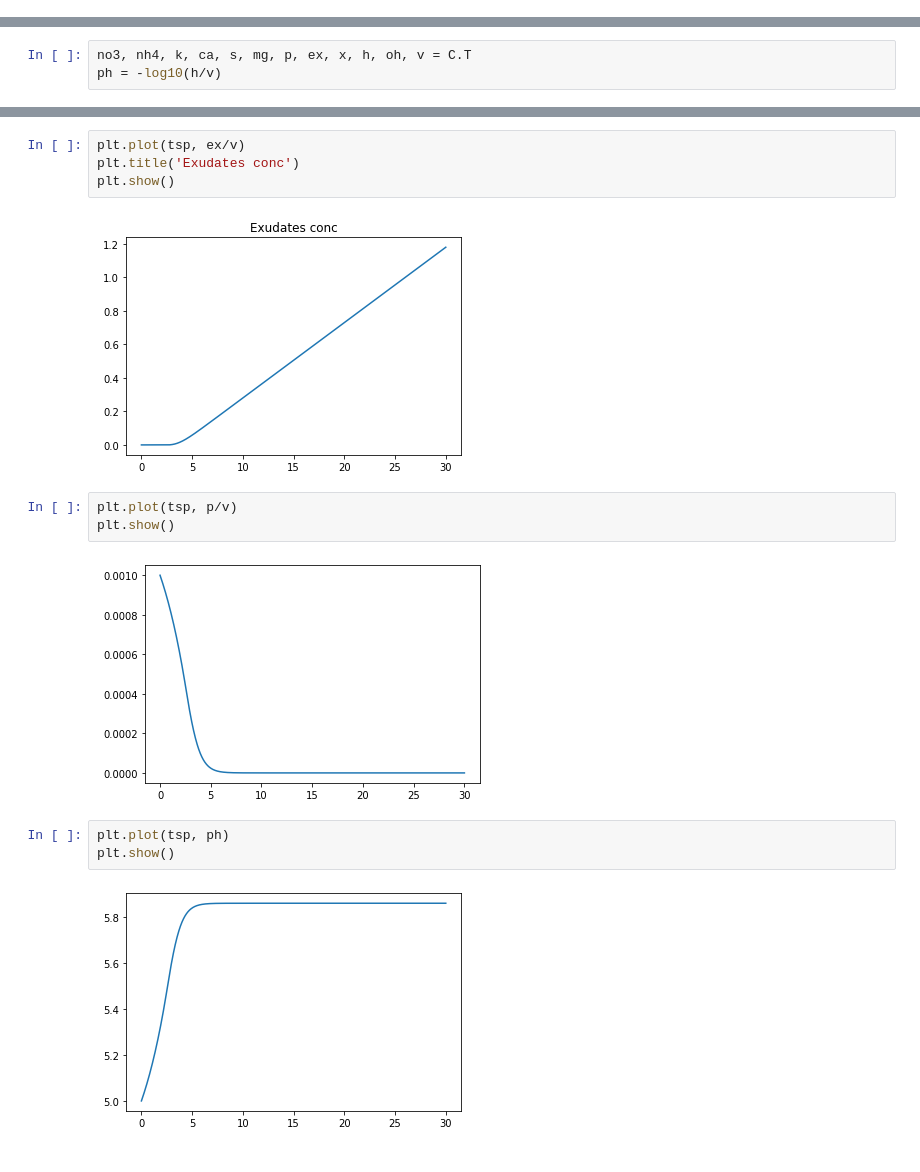
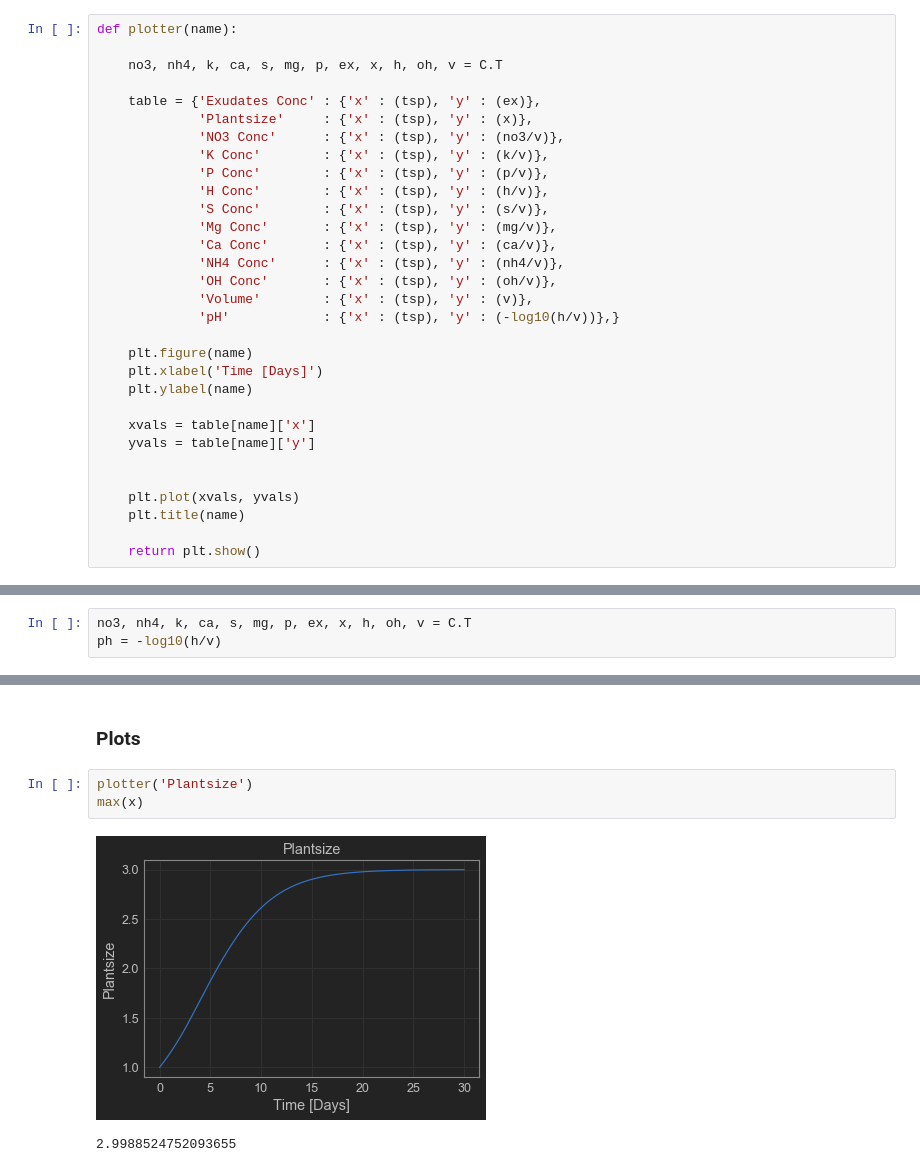
Before and after one commit to reubens9/CSC4102020, a Jupyter notebook: Plant growth model/PlantGrowthModel.ipynb, the cells around one changed output, grey strips where cells are left out. Cells and saved outputs as stored; diff of their text form.

Commit message:
Plant Growth Changes

```diff
--- a/Plant growth model/PlantGrowthModel.ipynb
+++ b/Plant growth model/PlantGrowthModel.ipynb
@@ -263,4 +291,35 @@ def ebbnflow(var, t):
                 dHdt_soln,
                 dOHdt_soln,
                 dVdt]
+# %%
+def plotter(name):
+
+    no3, nh4, k, ca, s, mg, p, ex, x, h, oh, v = C.T
+
+    table = {'Exudates Conc' : {'x' : (tsp), 'y' : (ex)},
+             'Plantsize'     : {'x' : (tsp), 'y' : (x)},
+             'NO3 Conc'      : {'x' : (tsp), 'y' : (no3/v)},
+             'K Conc'        : {'x' : (tsp), 'y' : (k/v)},
+             'P Conc'        : {'x' : (tsp), 'y' : (p/v)},
+             'H Conc'        : {'x' : (tsp), 'y' : (h/v)},
+             'S Conc'        : {'x' : (tsp), 'y' : (s/v)},
+             'Mg Conc'       : {'x' : (tsp), 'y' : (mg/v)},
+             'Ca Conc'       : {'x' : (tsp), 'y' : (ca/v)},
+             'NH4 Conc'      : {'x' : (tsp), 'y' : (nh4/v)},
+             'OH Conc'       : {'x' : (tsp), 'y' : (oh/v)},
+             'Volume'        : {'x' : (tsp), 'y' : (v)},
+             'pH'            : {'x' : (tsp), 'y' : (-log10(h/v))},}
+
+    plt.figure(name)
+    plt.xlabel('Time [Days]')
+    plt.ylabel(name)
+
+    xvals = table[name]['x']
+    yvals = table[name]['y']
+
+
+    plt.plot(xvals, yvals)
+    plt.title(name)
+
+    return plt.show()
 # %%
@@ -281,16 +332,8 @@ max(x)
-# %%
-plt.plot(tsp, ex/v)
-plt.title('Exudates conc')
-plt.show()
-# %% [output]
-[figure, removed]
-# %%
-plt.plot(tsp, p/v)
-plt.show()
-# %% [output]
-[figure, removed]
-# %%
-plt.plot(tsp, ph)
-plt.show()
-# %% [output]
-[figure, removed]
+# %% [markdown]
+### Plots
+# %%
+plotter('Plantsize')
+max(x)
+# %% [output]
+[figure, added]
+2.9988524752093655
```
Also changed, not shown: parts of 21 cells of this notebook, 3 other files.
